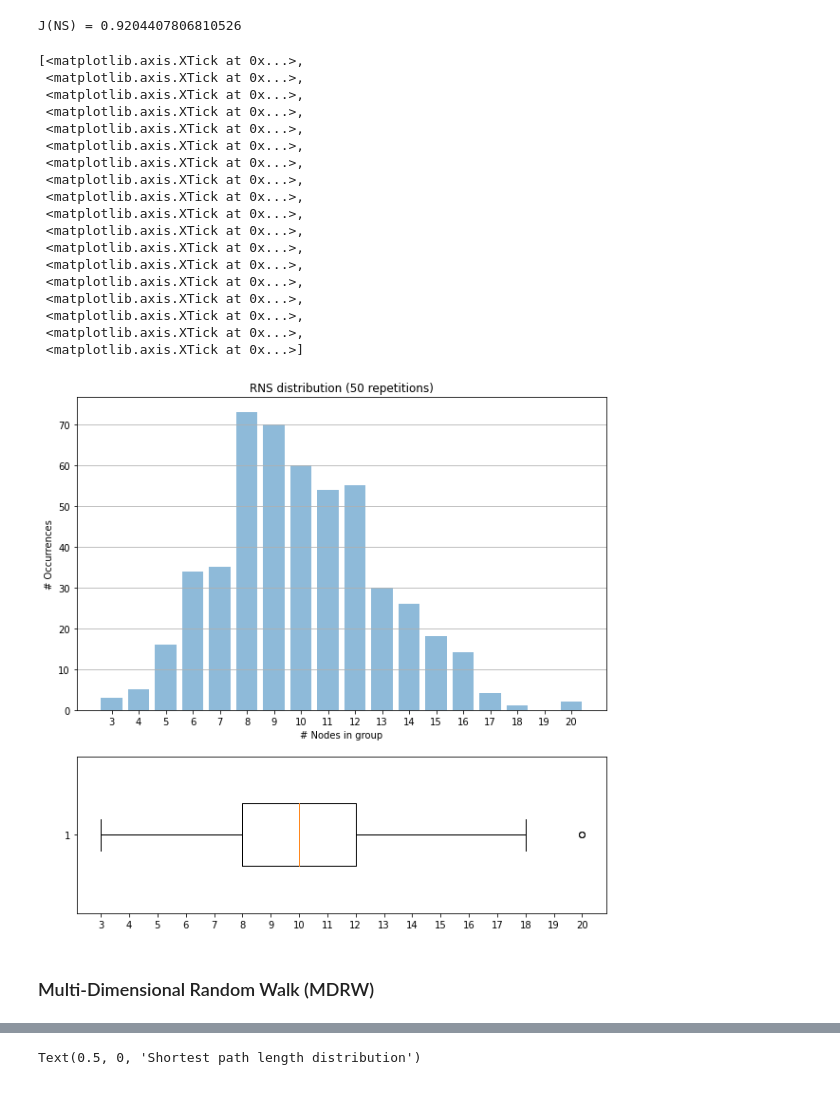
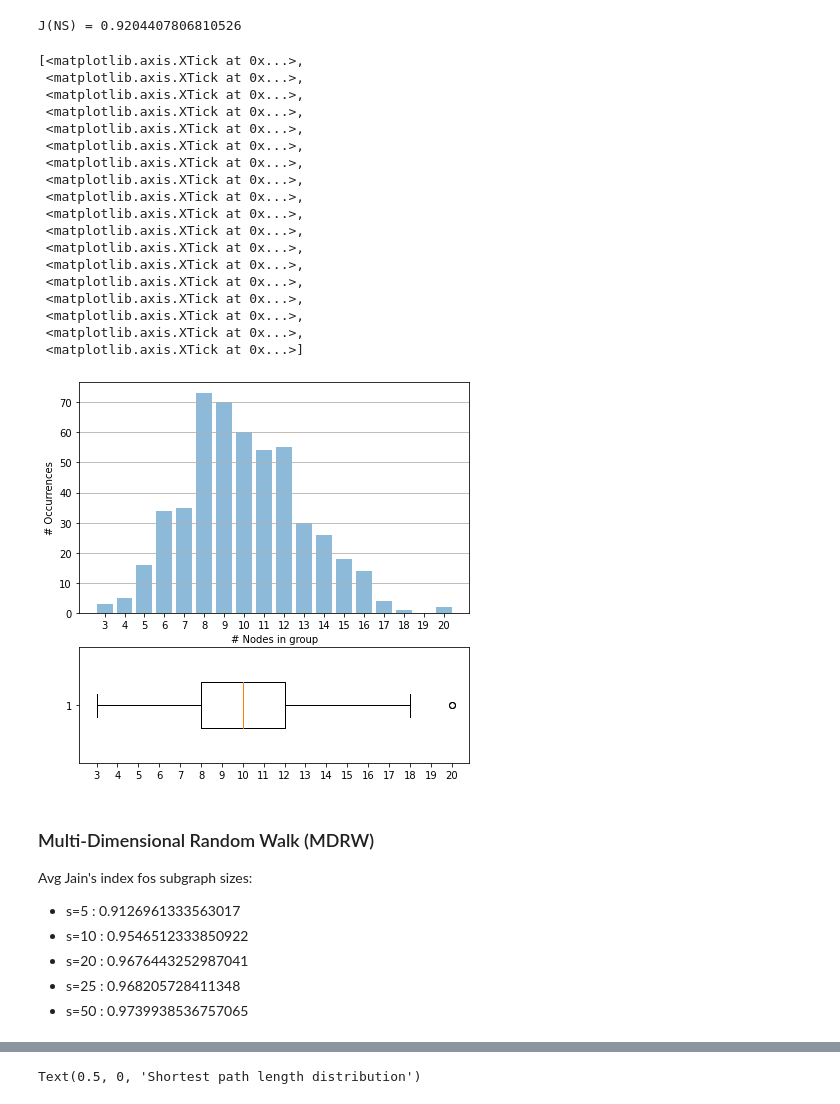
Before and after one commit to eakopyan/SwarmPy_Simulator, a Jupyter notebook: src/network_mining.ipynb, the cells around one changed output, grey strips where cells are left out. Drawn from its saved outputs; the diff is of its cells as text; code cells hidden in the pictures.

```diff
--- a/src/network_mining.ipynb
+++ b/src/network_mining.ipynb
@@ -74,10 +83,11 @@ Swarm of 100 node(s), connection range: 30000
 # %%
-clist = range(10) # List of group IDs
+clist = range(20) # List of group IDs
 sf = 50 # Number of repetitions
 
 groups = {} # Dict(timestamp:comm_data)
 with tqdm(total=len(swarm_topo.keys()), desc='Random Node Sampling') as pbar:
     for t, swarm in swarm_topo.items():
+        swarm.reset_groups()
         comm_data = {} # Dict(comm_id:list(count))
         for i in clist:
             comm_data[i] = []
@@ -307,7 +347,7 @@ print('J(NS) =', J(cv_ns))
 J(NS) = 0.9204407806810526
 # %%
 # Build the plot
-fig, axes = plt.subplots(nrows=2, figsize=(10,10), gridspec_kw={'height_ratios': [2, 1]})
+fig, axes = plt.subplots(nrows=2, figsize=(7,7), gridspec_kw={'height_ratios': [2, 1]})
 ax = axes[0] # Plot bar distribution
 ax.bar(x_pos, data,
        align='center',
@@ -315,35 +355,41 @@ ax.bar(x_pos, data,
 ax.set_xlabel('# Nodes in group')
 ax.set_ylabel('# Occurrences')
 ax.set_xticks(x_pos)
 ax.set_xticklabels(x_pos)
-ax.set_title('RNS distribution (50 repetitions)')
+#ax.set_title('RNS distribution (50 repetitions)')
 ax.yaxis.grid(True)
 
 ax = axes[1] # Boxplot distribution
 ax.boxplot(sorted(distrib.elements()),
            widths=0.4,
            vert=False)
 ax.set_xticks(x_pos)
 # %% [output]
 [<matplotlib.axis.XTick at 0x...>,
  <matplotlib.axis.XTick at 0x...>,
  <matplotlib.axis.XTick at 0x...>,
  <matplotlib.axis.XTick at 0x...>,
  <matplotlib.axis.XTick at 0x...>,
  <matplotlib.axis.XTick at 0x...>,
  <matplotlib.axis.XTick at 0x...>,
  <matplotlib.axis.XTick at 0x...>,
  <matplotlib.axis.XTick at 0x...>,
  <matplotlib.axis.XTick at 0x...>,
  <matplotlib.axis.XTick at 0x...>,
  <matplotlib.axis.XTick at 0x...>,
  <matplotlib.axis.XTick at 0x...>,
  <matplotlib.axis.XTick at 0x...>,
  <matplotlib.axis.XTick at 0x...>,
  <matplotlib.axis.XTick at 0x...>,
  <matplotlib.axis.XTick at 0x...>,
  <matplotlib.axis.XTick at 0x...>]
-[figure, old version]
+[figure, new version]
-# %% [markdown]
-### Multi-Dimensional Random Walk (MDRW)
+# %% [markdown]
+### Multi-Dimensional Random Walk (MDRW)
+Avg Jain's index fos subgraph sizes:
+ * s=5 : 0.9126961333563017
+ * s=10 : 0.9546512333850922
+ * s=20 : 0.9676443252987041
+ * s=25 : 0.968205728411348
+ * s=50 : 0.9739938536757065
 # %%
```
Also changed, not shown: parts of 39 cells of this notebook, 13 other files.
